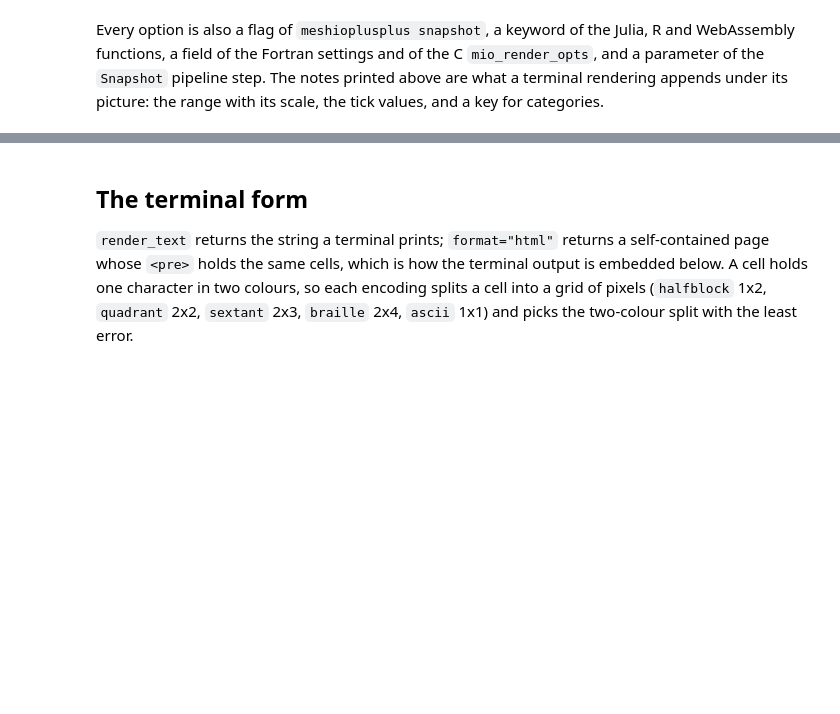
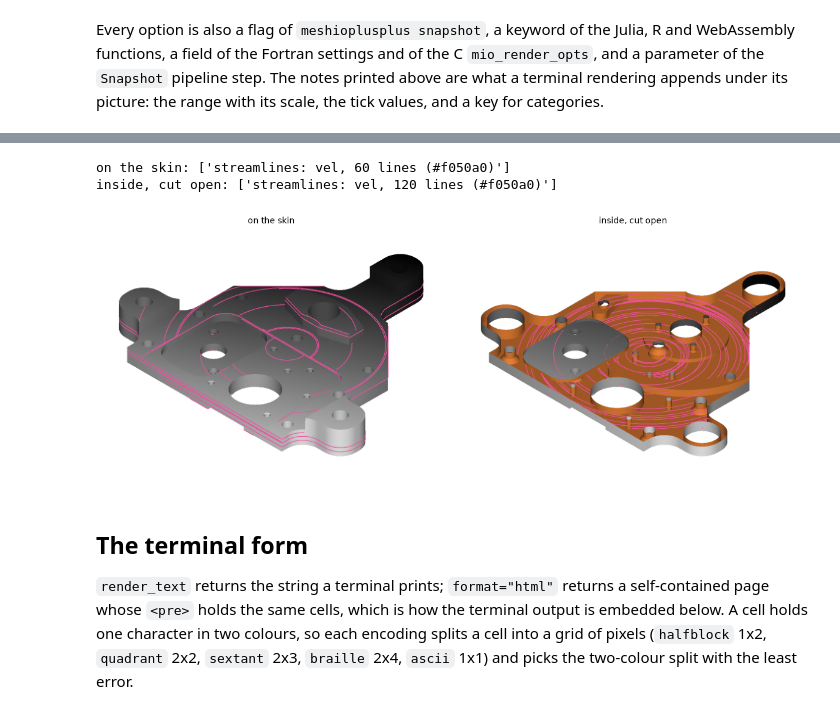
Before and after one commit to loumalouomega/meshioplusplus, a Jupyter notebook: example/python/31_terminal_rendering.ipynb, the cells around one changed output, grey strips where cells are left out. Saved outputs shown, nothing was run; the diff lists cells and outputs as text; code cells hidden in the pictures; blank space fills up the shorter version.

```diff
--- a/example/python/31_terminal_rendering.ipynb
+++ b/example/python/31_terminal_rendering.ipynb
@@ -158,3 +162,26 @@ Every option is also a flag of `meshioplusplus snapshot`, a keyword of the Julia
+# %%
+skin = mp.extract_skin(volume)
+cases = [
+    ('on the skin', skin, dict(color_by='h', cmap='grey', streamlines='vel', stream_seeds=60,
+                               stream_length=0.4, shading='smooth')),
+    ('inside, cut open', volume, dict(color_by='h', cmap='grey', streamlines='vel', stream_seeds=120,
+                                      stream_length=0.4, shading='smooth',
+                                      cutaway=['-z:%g' % volume.points[:, 2].mean()])),
+]
+fig, axes = plt.subplots(1, 2, figsize=(12, 4.5))
+for ax, (title, mesh, opts) in zip(axes, cases):
+    img, info = mp.render_image(mesh, 560, 420, supersample=2, background=(255, 255, 255, 255),
+                                return_info=True, **opts)
+    ax.imshow(img)
+    ax.set_title(title, fontsize=10)
+    ax.axis('off')
+    print(f'{title}: {[n for n in info["notes"] if n.startswith("streamlines")]}')
+plt.tight_layout()
+plt.show()
+# %% [output]
+on the skin: ['streamlines: vel, 60 lines (#f050a0)']
+inside, cut open: ['streamlines: vel, 120 lines (#f050a0)']
+[figure, added]
 # %% [markdown]
 ## The terminal form
 
```
Also changed, not shown: parts of 1 cell of this notebook, 10 other files.
